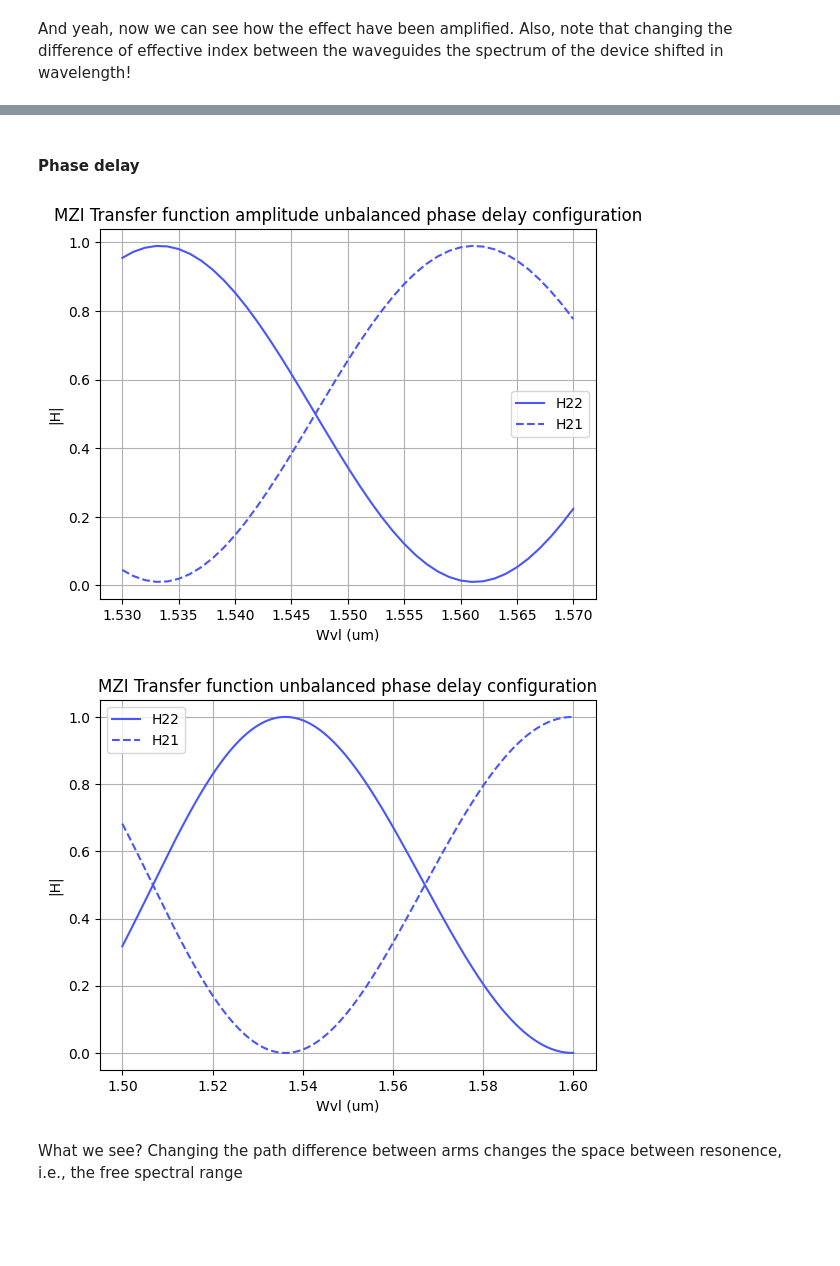
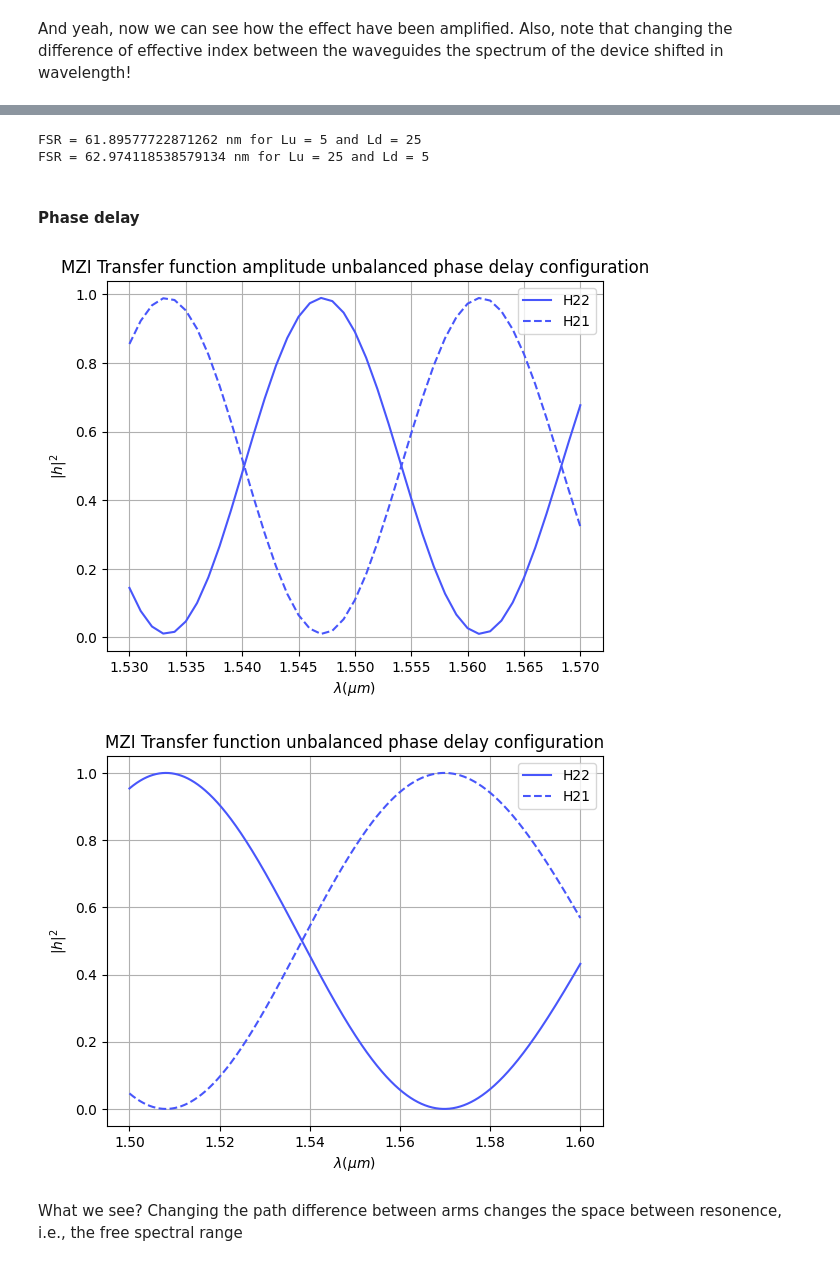
Before and after one commit to DBAEASE/pic-upv-lab3, a Jupyter notebook: 30_INTERFEROMETERS_v2025_STUDENTS_UPDATE2.ipynb, the cells around one changed output, grey strips where cells are left out. Cells and saved outputs as stored; diff of their text form; code cells hidden in the pictures; blank space fills up the shorter version.

```diff
--- a/30_INTERFEROMETERS_v2025_STUDENTS_UPDATE2.ipynb
+++ b/30_INTERFEROMETERS_v2025_STUDENTS_UPDATE2.ipynb
@@ -76,8 +76,8 @@ def mathematical_MZ(wvl, alphau, alphad, Lu, Ld,
     #Lu = 25; # um
     #Ld = 5; # um
 
-    betau = (2*jnp.pi/wvl)*neffu-1j*alphau_np
-    betad = (2*jnp.pi/wvl)*neffd-1j*alphad_np
+    betau = (2*jnp.pi/wvl)*neffu-1j*alphau_np/2
+    betad = (2*jnp.pi/wvl)*neffd-1j*alphad_np/2
 
     Delta_phi_ud = betau*Lu - betad*Ld
 
@@ -102,15 +102,18 @@ def mathematical_MZ(wvl, alphau, alphad, Lu, Ld,
     H22 = np.abs(h_22) ** 2
 
     # Plot
-    color = cm.rainbow(np.linspace(0, 1, 10))
     if nm == True:
         wvl = wvl*1000
+        plt.xlabel(r'$\lambda (nm)$')
+    else:
+        plt.xlabel(r'$\lambda (\mu m)$')
+    color = cm.rainbow(np.linspace(0, 1, 10))
     plt.plot(wvl, H22, linestyle='-', color=color[1], label='H22')
     plt.plot(wvl, H21, linestyle='--', color=color[1], label='H21')
-    plt.xlabel('Wvl (um)')
-    plt.ylabel('|H|')
+    plt.ylabel(r'$|h|^2$')
     plt.title(title)
     plt.legend()
     plt.grid(True)
 
     plt.show()
+    return H22, H21
@@ -314,36 +604,67 @@ And yeah, now we can see how the effect have been amplified. Also, note that cha
+# %%
+SiN_clad = np.loadtxt('SiN-h300nm-w1000nm-Cladding.txt', skiprows=1, delimiter='\t')
+SiN_wat = np.loadtxt('SiN-h300nm-w1000nm-Air.txt', skiprows=1, delimiter='\t')
+
+wvl0 = SiN_clad[:, 0]
+neffu0 = SiN_clad[:, 3] #balanced configuration // (neff TE mode)
+neffd0 = SiN_wat[:, 3] #balanced configuration // (neff TE mode)
+
+interp_neffu = interp1d(wvl0, neffu0, kind='cubic')  # Cubic interpolation for smoothness
+interp_neffd = interp1d(wvl0, neffd0, kind='cubic')
+wvl = np.linspace(wvl0.min(), wvl0.max(), 1000)
+neffu = interp_neffu(wvl)
+neffd = interp_neffd(wvl)
+lambda_0 = 1.55
+nm = 1000
+
+n_g_clad = neffu - wvl*(np.gradient(neffu)/np.gradient(wvl))
+n_g_wat = neffd - wvl*(np.gradient(neffd)/np.gradient(wvl))
+idx = np.abs(wvl - lambda_0).argmin()
+FSR = np.abs(lambda_0**2/(Ld*n_g_wat[idx]-Lu*n_g_clad[idx]))
+Lu = 5
+Ld = 25
+FSR = np.abs(lambda_0**2/(Ld*n_g_wat[idx]-Lu*n_g_clad[idx]))
+print(f'FSR = {FSR*1000} nm for Lu = {Lu} and Ld = {Ld}' )
+Lu  =25
+Ld = 5
+FSR = np.abs(lambda_0**2/(Ld*n_g_wat[idx]-Lu*n_g_clad[idx]))
+print(f'FSR = {FSR*1000} nm for Lu = {Lu} and Ld = {Ld}' )
+# %% [output]
+FSR = 61.89577722871262 nm for Lu = 5 and Ld = 25
+FSR = 62.974118538579134 nm for Lu = 25 and Ld = 5
 # %% [markdown]
 #### Phase delay
 # %%
 ## SOI cross-section ##
 SOI = np.loadtxt('SOI-w450-h220-clad600.txt', skiprows=1, delimiter='\t')
 
 wvl = SOI[:, 0]
 neffu = SOI[:, 3] #balanced configuration // (neff TE mode) upper arm
 neffd = SOI[:, 3] #balanced configuration // (neff TE mode) under arm
 
 # Parameters arms
 alphau = 0
 Lu = 5
 alphad = 0
-Ld = 15
+Ld = 25
 
 # Parameters couplers
 gamma_a = 0
 gamma_b = 0
 K_a = np.full(wvl.shape, 0.5)
 K_b = np.full(wvl.shape, 0.6)
 
 
-mathematical_MZ(
+H22, H21 = mathematical_MZ(
     wvl, alphau, alphad, # Losses uper and down arm, respectively
     Lu, Ld, # Length upper and down arm, respectively
-    neffu, neffd, # Effective indexes of each arm
+    neffu, neffu, # Effective indexes of each arm
     gamma_a, gamma_b, # Excess losses of coupler a and b
     K_a, K_b, # coupling constant of each coupler
     title = 'MZI Transfer function amplitude unbalanced phase delay configuration'
 )
 # %% [output]
-[figure, old version]
+[figure, new version]
 # %%
 ## SiN cross-section ##
 SiN_clad = np.loadtxt('SiN-h300nm-w1000nm-Cladding.txt', skiprows=1, delimiter='\t')
@@ -374,16 +695,16 @@ K_a = np.full(wvl.shape, 0.5)
 K_b = np.full(wvl.shape, 0.5)
 
 
-mathematical_MZ(
+H22, H21 = mathematical_MZ(
     wvl, alphau, alphad, # Losses uper and down arm, respectively
     Lu, Ld, # Length upper and down arm, respectively
-    neffu, neffd, # Effective indexes of each arm
+    neffu, neffu, # Effective indexes of each arm
     gamma_a, gamma_b, # Excess losses of coupler a and b
     K_a, K_b, # coupling constant of each coupler
     title = 'MZI Transfer function unbalanced phase delay configuration'
 )
 # %% [output]
-[figure, old version]
+[figure, new version]
 # %% [markdown]
 What we see? Changing the path difference between arms changes the space between resonence, i.e., the free spectral range
 # %% [markdown]
```
Also changed, not shown: parts of 42 cells of this notebook, 1 other file.
